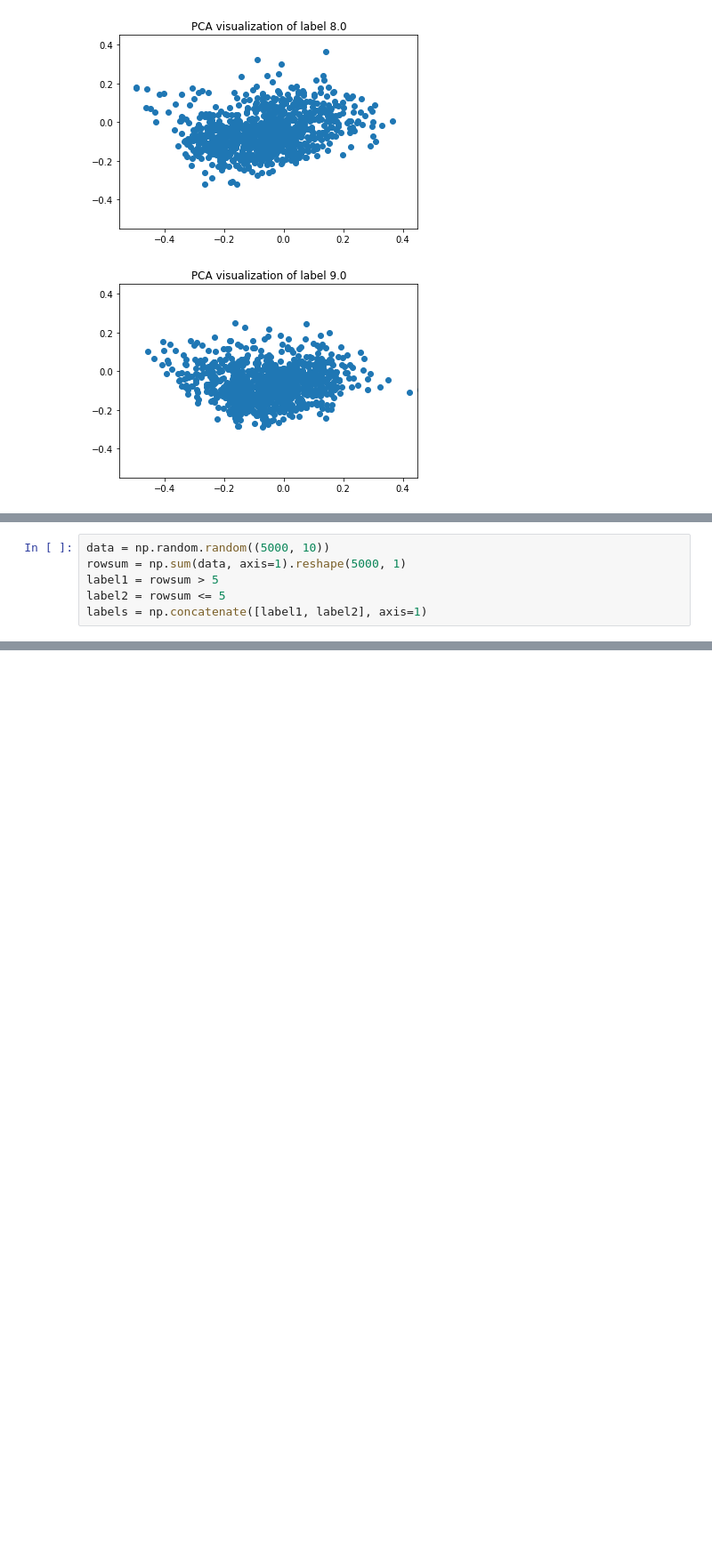
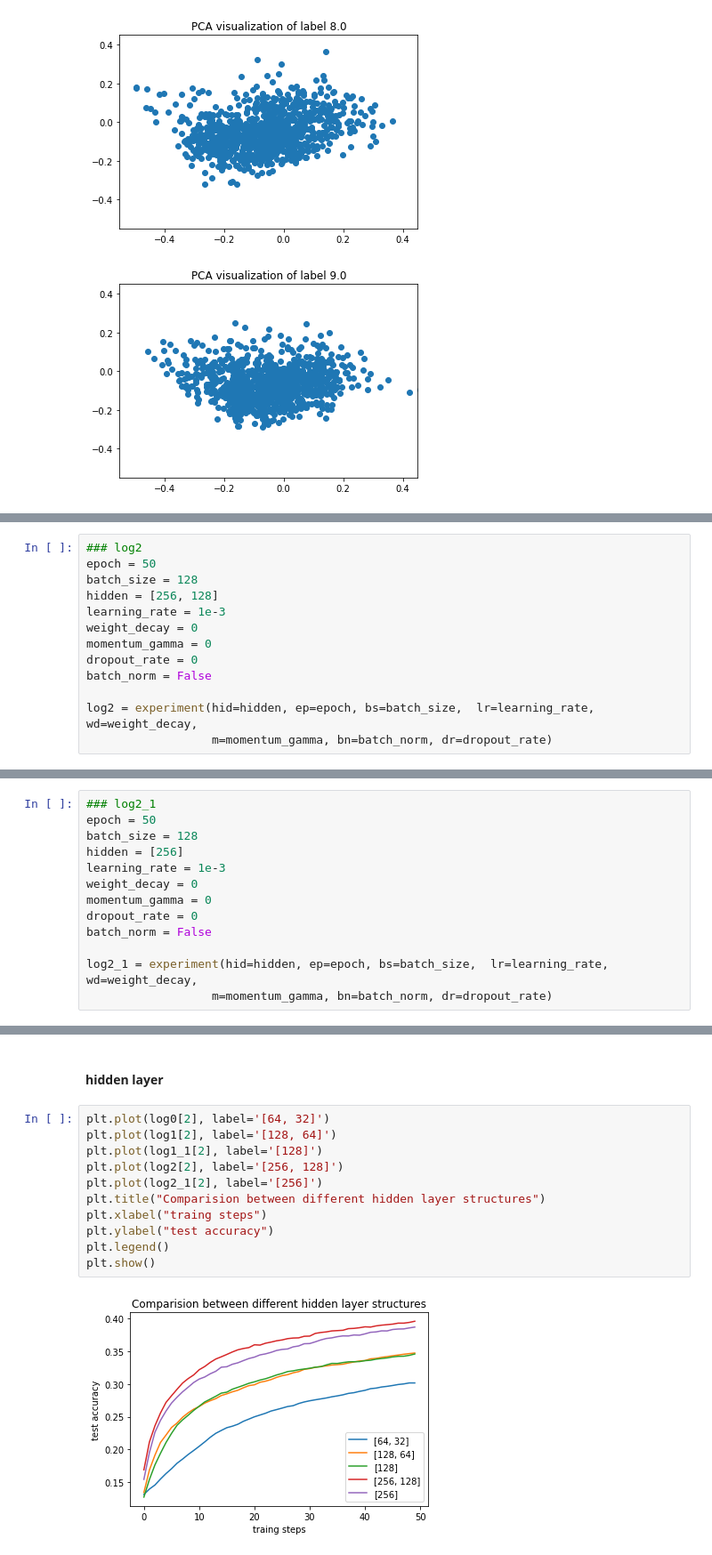
Before and after one commit to Wattsy2020/DeepLearningA1, a Jupyter notebook: Code.ipynb, the cells around one changed output, grey strips where cells are left out. Shown at 89% size. Drawn from its saved outputs; the diff is of its cells as text; blank space fills up the shorter version.

Commit message:
Experiments and reorganisation

```diff
--- a/Code.ipynb
+++ b/Code.ipynb
@@ -511,6 +177,0 @@ For overall testing we will build an easy to learn dataset and check that the ML
-# %%
-data = np.random.random((5000, 10))
-rowsum = np.sum(data, axis=1).reshape(5000, 1)
-label1 = rowsum > 5
-label2 = rowsum <= 5
-labels = np.concatenate([label1, label2], axis=1)
@@ -1133,0 +711,13 @@ class MLP:
+# %%
+### log2
+epoch = 50
+batch_size = 128
+hidden = [256, 128]
+learning_rate = 1e-3
+weight_decay = 0
+momentum_gamma = 0
+dropout_rate = 0
+batch_norm = False
+
+log2 = experiment(hid=hidden, ep=epoch, bs=batch_size,  lr=learning_rate, wd=weight_decay,
+                  m=momentum_gamma, bn=batch_norm, dr=dropout_rate)
@@ -1133,0 +738,13 @@ class MLP:
+# %%
+### log2_1
+epoch = 50
+batch_size = 128
+hidden = [256]
+learning_rate = 1e-3
+weight_decay = 0
+momentum_gamma = 0
+dropout_rate = 0
+batch_norm = False
+
+log2_1 = experiment(hid=hidden, ep=epoch, bs=batch_size,  lr=learning_rate, wd=weight_decay,
+                  m=momentum_gamma, bn=batch_norm, dr=dropout_rate)
@@ -1133,0 +1548,15 @@ class MLP:
+# %% [markdown]
+#### hidden layer
+# %%
+plt.plot(log0[2], label='[64, 32]')
+plt.plot(log1[2], label='[128, 64]')
+plt.plot(log1_1[2], label='[128]')
+plt.plot(log2[2], label='[256, 128]')
+plt.plot(log2_1[2], label='[256]')
+plt.title("Comparision between different hidden layer structures")
+plt.xlabel("traing steps")
+plt.ylabel("test accuracy")
+plt.legend()
+plt.show()
+# %% [output]
+[figure, added]
```
Also changed, not shown: parts of 117 cells of this notebook.
